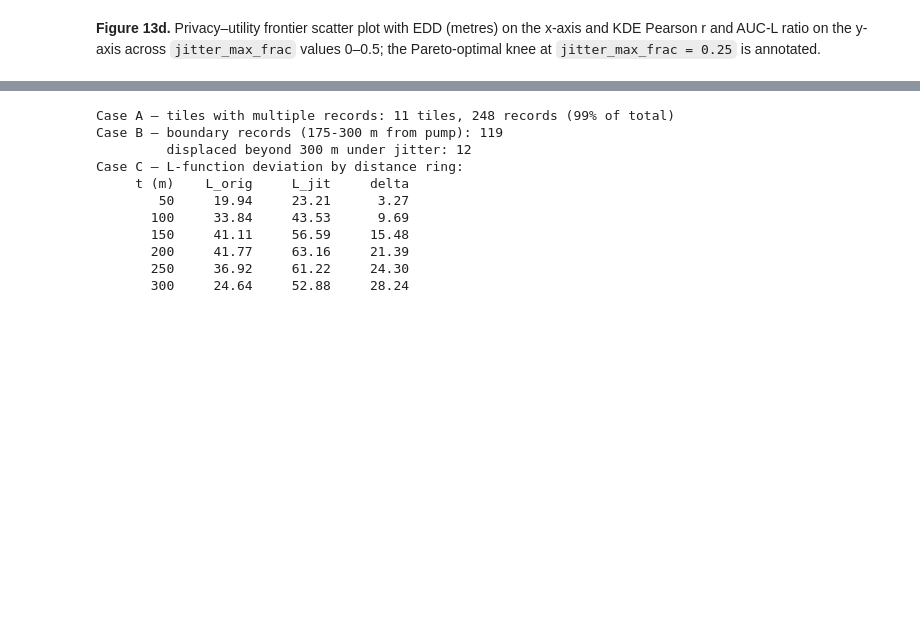
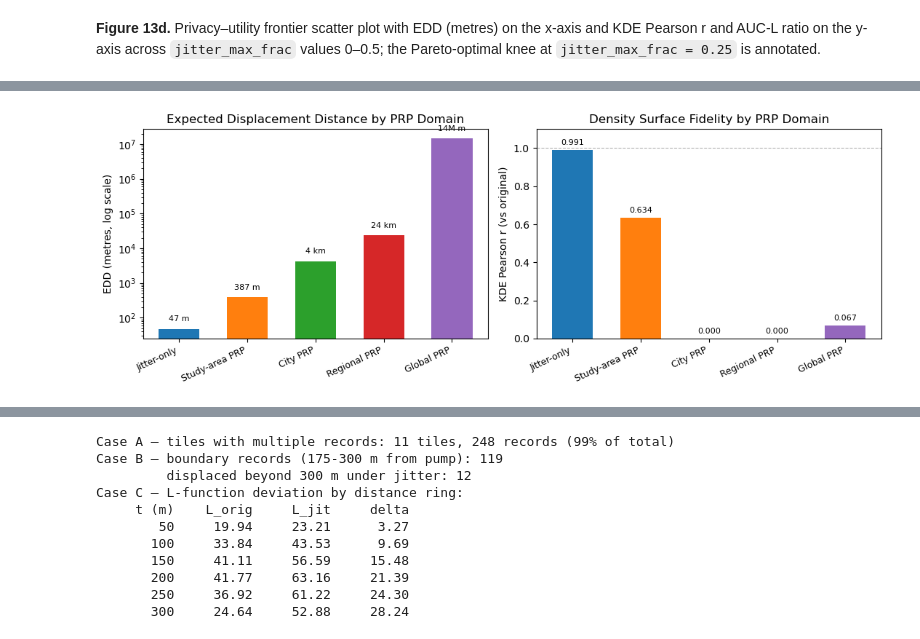
Before and after one commit to PHI-Case-Studies/2026-Map-Encryption-Library, a Jupyter notebook: 13-advanced-evaluation-part2.ipynb, the cells around one changed output, grey strips where cells are left out. Cells and saved outputs as stored; diff of their text form; code cells hidden in the pictures; blank space fills up the shorter version.

```diff
--- a/13-advanced-evaluation-part2.ipynb
+++ b/13-advanced-evaluation-part2.ipynb
@@ -403,0 +502,32 @@ plt.show()
+# %%
+fig, (ax1, ax2) = plt.subplots(1, 2, figsize=(11, 4))
+colors = ['#1f77b4', '#ff7f0e', '#2ca02c', '#d62728', '#9467bd']
+x = np.arange(len(scope_labels))
+w = 0.6
+
+bars1 = ax1.bar(x, scope_edd, w, color=colors)
+ax1.set_yscale('log')
+ax1.set_xticks(x)
+ax1.set_xticklabels(scope_labels, rotation=25, ha='right', fontsize=9)
+ax1.set_ylabel('EDD (metres, log scale)')
+ax1.set_title('Expected Displacement Distance by PRP Domain')
+for bar, v in zip(bars1, scope_edd):
+    _lbl = f'{v:.0f} m' if v < 1000 else (f'{v/1000:.0f} km' if v < 1e6 else f'{v/1e6:.0f}M m')
+    ax1.text(bar.get_x() + bar.get_width()/2, v * 1.5, _lbl,
+             ha='center', va='bottom', fontsize=8)
+
+bars2 = ax2.bar(x, scope_kde_r, w, color=colors)
+ax2.set_xticks(x)
+ax2.set_xticklabels(scope_labels, rotation=25, ha='right', fontsize=9)
+ax2.set_ylabel('KDE Pearson r (vs original)')
+ax2.set_title('Density Surface Fidelity by PRP Domain')
+ax2.set_ylim(0, 1.1)
+ax2.axhline(1.0, color='grey', lw=0.8, ls='--', alpha=0.6)
+for bar, v in zip(bars2, scope_kde_r):
+    ax2.text(bar.get_x() + bar.get_width()/2, v + 0.02, f'{v:.3f}',
+             ha='center', va='bottom', fontsize=8)
+
+plt.tight_layout()
+plt.show()
+# %% [output]
+[figure, added]
```
Also changed, not shown: parts of 7 cells of this notebook, 2 other files.
